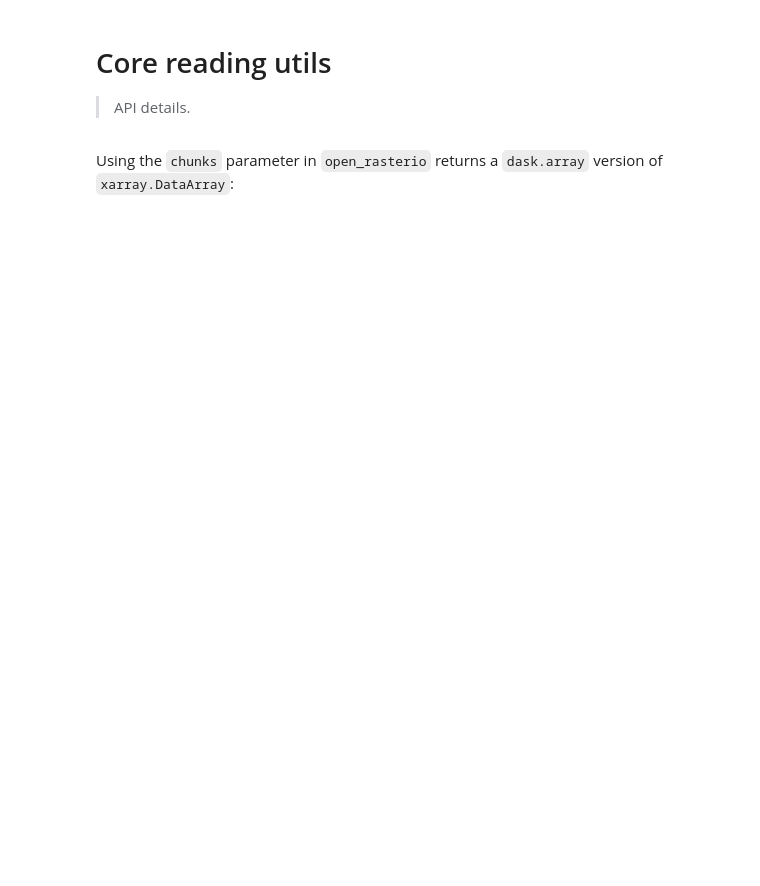
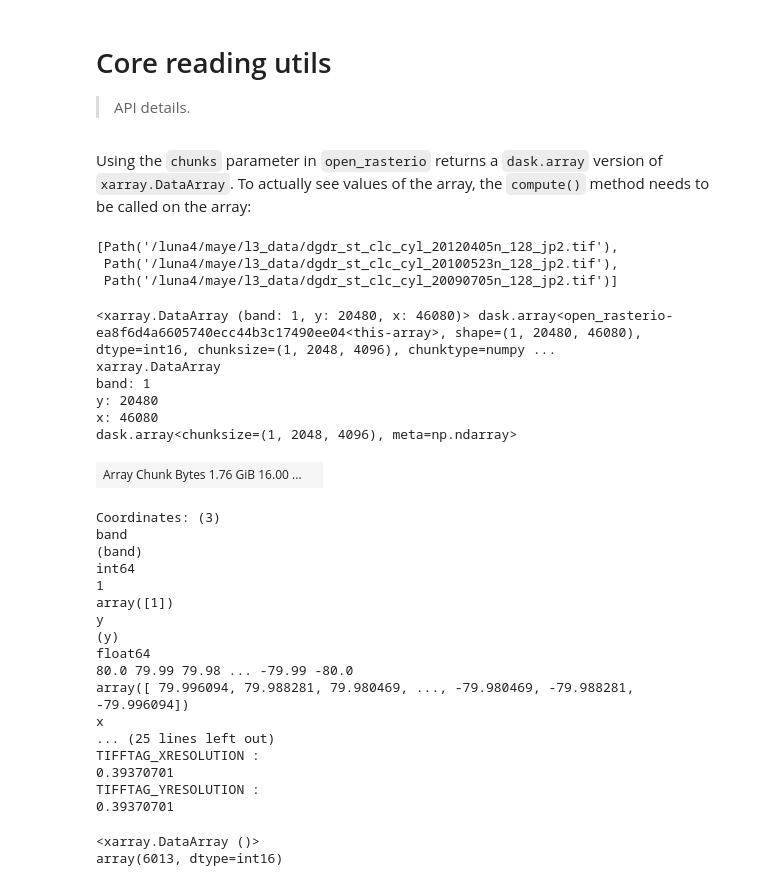
Before and after one commit to michaelaye/divinepy, a Jupyter notebook: 00_core.ipynb, the cells around one changed output. Cells and saved outputs as stored; diff of their text form; code cells hidden in the pictures; blank space fills up the shorter version.

```diff
--- a/00_core.ipynb
+++ b/00_core.ipynb
@@ -26,9 +26,50 @@ def raster_to_xarray(fpath, chunk_scale=2):
         x/y axes.
     """
     fpath = Path(fpath)
-    da = xr.open_rasterio(
+    return xr.open_rasterio(
         fpath, chunks={"x": chunk_scale * 2048, "y": chunk_scale * 1024}
     )
-    return da
 # %% [markdown]
-Using the `chunks` parameter in `open_rasterio` returns a `dask.array` version of `xarray.DataArray`:
+Using the `chunks` parameter in `open_rasterio` returns a `dask.array` version of `xarray.DataArray`.
+To actually see values of the array, the `compute()` method needs to be called on the array:
+# %%
+l3_path = Path("/luna4/maye/l3_data/")
+fpaths = list(l3_path.glob("*.tif"))
+fpaths[:3]
+# %% [output]
+[Path('/luna4/maye/l3_data/dgdr_st_clc_cyl_20120405n_128_jp2.tif'),
+ Path('/luna4/maye/l3_data/dgdr_st_clc_cyl_20100523n_128_jp2.tif'),
+ Path('/luna4/maye/l3_data/dgdr_st_clc_cyl_20090705n_128_jp2.tif')]
+# %%
+da = raster_to_xarray(fpaths[0])
+da
+# %% [output]
+<xarray.DataArray (band: 1, y: 20480, x: 46080)> dask.array<open_rasterio-ea8f6d4a6605740ecc44b3c17490ee04<this-array>, shape=(1, 20480, 46080), dtype=int16, chunksize=(1, 2048, 4096), chunktype=numpy ...
+xarray.DataArray
+band: 1
+y: 20480
+x: 46080
+dask.array<chunksize=(1, 2048, 4096), meta=np.ndarray>
+| Array Chunk Bytes 1.76 GiB 16.00 ... |  |
+Coordinates: (3)
+band
+(band)
+int64
+1
+array([1])
+y
+(y)
+float64
+80.0 79.99 79.98 ... -79.99 -80.0
+array([ 79.996094, 79.988281, 79.980469, ..., -79.980469, -79.988281, -79.996094])
+x
+... (25 lines left out)
+TIFFTAG_XRESOLUTION :
+0.39370701
+TIFFTAG_YRESOLUTION :
+0.39370701
+# %%
+da.sel(y=slice(79, 78)).max().compute()
+# %% [output]
+<xarray.DataArray ()>
+array(6013, dtype=int16)
```
Also changed, not shown: parts of 8 cells of this notebook, 21 other files.
